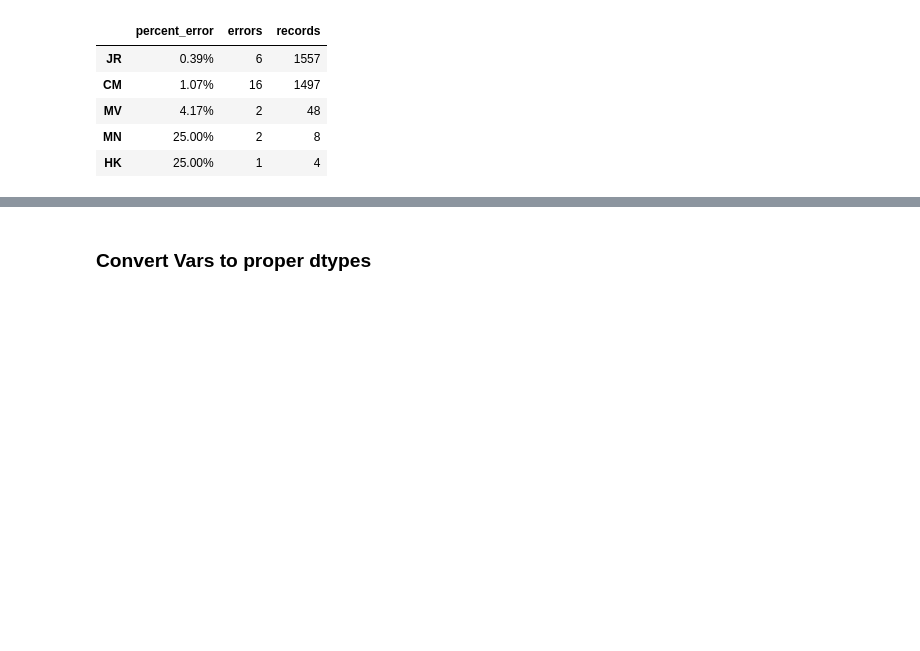
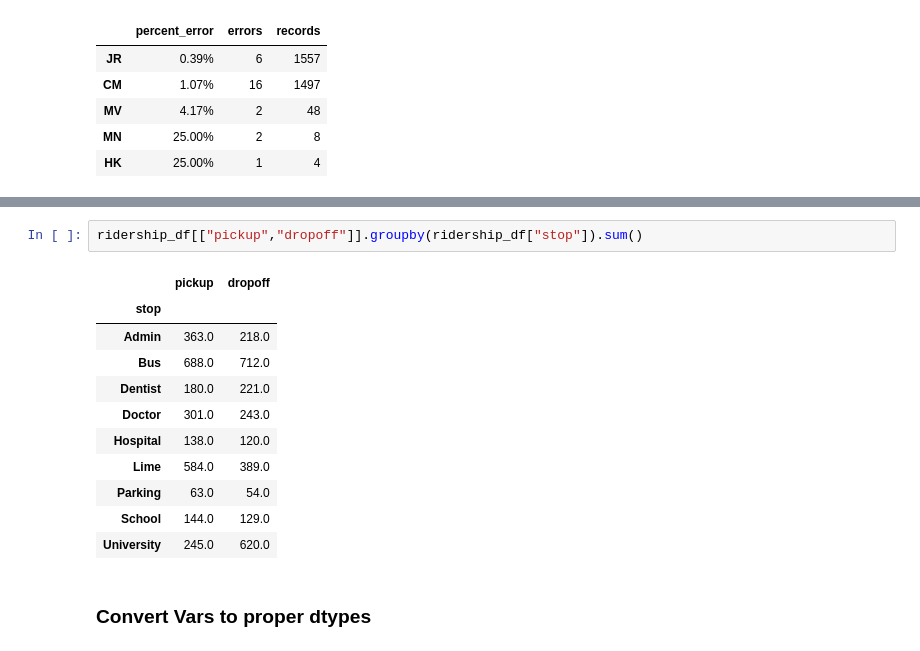
Before and after one commit to jrosilam/MayMobility_TakeHome, a Jupyter notebook: takehome_test.ipynb, the cells around one changed output, grey strips where cells are left out. Saved outputs shown, nothing was run; the diff lists cells and outputs as text; blank space fills up the shorter version.

```diff
--- a/takehome_test.ipynb
+++ b/takehome_test.ipynb
@@ -263,3 +306,17 @@ print(ridership_df.shape[0])
+# %%
+ridership_df[["pickup","dropoff"]].groupby(ridership_df["stop"]).sum()
+# %% [output]
+|  | pickup | dropoff |
+| stop |  |  |
+| Admin | 363.0 | 218.0 |
+| Bus | 688.0 | 712.0 |
+| Dentist | 180.0 | 221.0 |
+| Doctor | 301.0 | 243.0 |
+| Hospital | 138.0 | 120.0 |
+| Lime | 584.0 | 389.0 |
+| Parking | 63.0 | 54.0 |
+| School | 144.0 | 129.0 |
+| University | 245.0 | 620.0 |
 # %% [markdown]
 ### Convert Vars to proper dtypes
 # %% [markdown]
```
Also changed, not shown: parts of 2 cells of this notebook, 1 other file.
